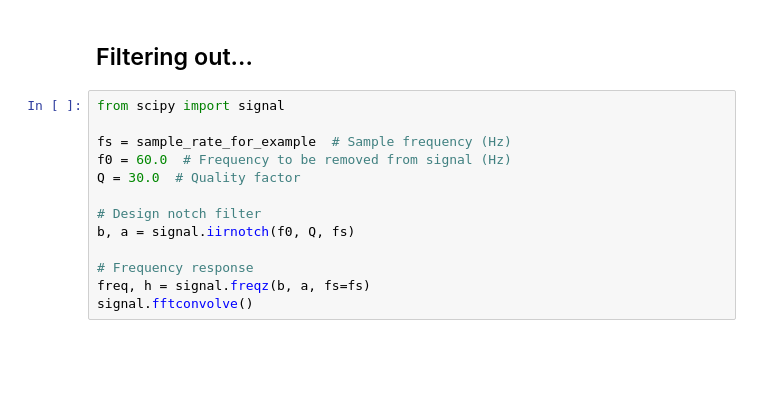
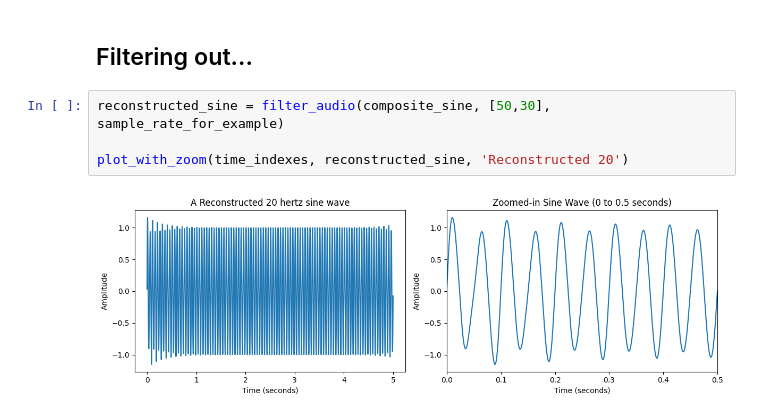
Before and after one commit to mtxslv/audio-processing-with-python, a Jupyter notebook: notebooks/toy_example.ipynb, the cells around one changed output. Drawn from its saved outputs; the diff is of its cells as text; blank space fills up the shorter version.

Commit message:
feat: filter toy example composite sine

```diff
--- a/notebooks/toy_example.ipynb
+++ b/notebooks/toy_example.ipynb
@@ -82,16 +83,9 @@ plot_audio_in_frequency(xf_composite, yf_composite,[-70,70])
 [figure]
 # %% [markdown]
 ## Filtering out...
-# %%
-from scipy import signal
-
-fs = sample_rate_for_example  # Sample frequency (Hz)
-f0 = 60.0  # Frequency to be removed from signal (Hz)
-Q = 30.0  # Quality factor
-
-# Design notch filter
-b, a = signal.iirnotch(f0, Q, fs)
-
-# Frequency response
-freq, h = signal.freqz(b, a, fs=fs)
-signal.fftconvolve()
+# %%
+reconstructed_sine = filter_audio(composite_sine, [50,30], sample_rate_for_example)
+
+plot_with_zoom(time_indexes, reconstructed_sine, 'Reconstructed 20')
+# %% [output]
+[figure, added]
```
Also changed, not shown: parts of 2 cells of this notebook.
